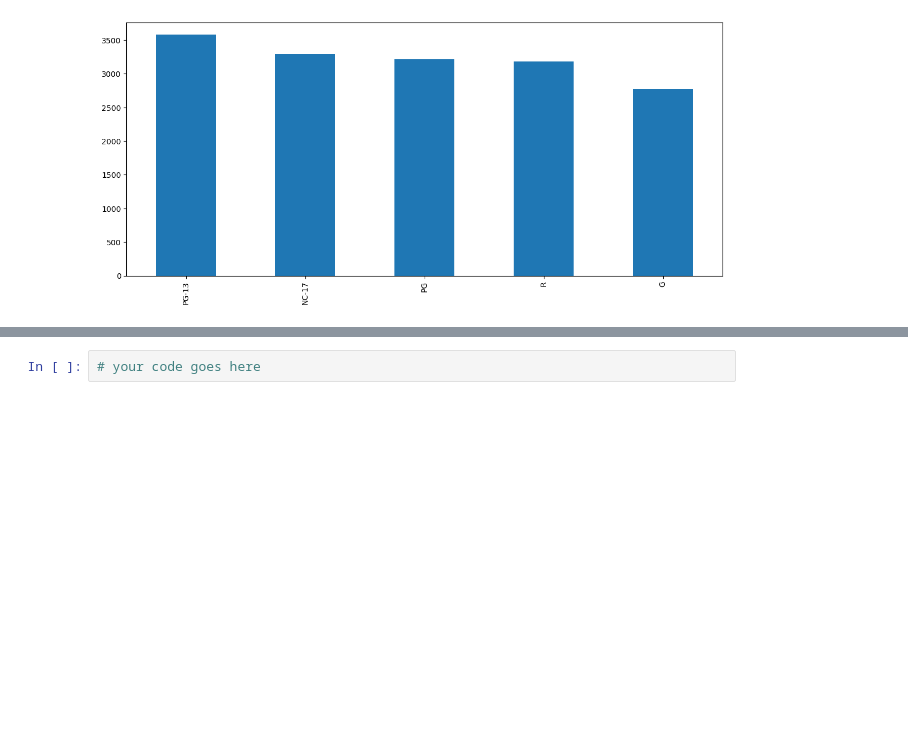
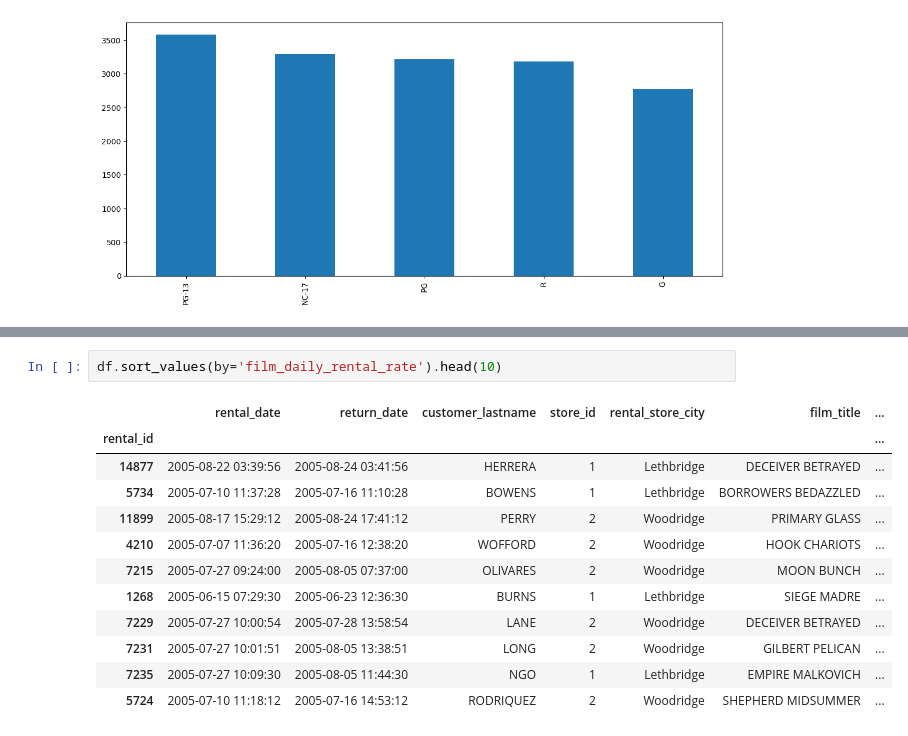
Before and after one commit to maltheo/FreeCodeCamp-Pandas-Real-Life-Example, a Jupyter notebook: Exercises_2.ipynb, the cells around one changed output, grey strips where cells are left out. Drawn from its saved outputs; the diff is of its cells as text; blank space fills up the shorter version.

```diff
--- a/Exercises_2.ipynb
+++ b/Exercises_2.ipynb
@@ -263,7 +315,20 @@ ax.axvline(df['film_daily_rental_rate'].mean(), color='red')
 ![green-divider](https://user-images.githubusercontent.com/7065401/52071924-c003ad80-2562-11e9-8297-1c6595f8a7ff.png)
 
 ### List 10 films with the lowest daily rental rate
-# %%
-# your code goes here
+# %%
+df.sort_values(by='film_daily_rental_rate').head(10)
+# %% [output]
+|  | rental_date | return_date | customer_lastname | store_id | rental_store_city | film_title | ... |
+| rental_id |  |  |  |  |  |  | ... |
+| 14877 | 2005-08-22 03:39:56 | 2005-08-24 03:41:56 | HERRERA | 1 | Lethbridge | DECEIVER BETRAYED | ... |
+| 5734 | 2005-07-10 11:37:28 | 2005-07-16 11:10:28 | BOWENS | 1 | Lethbridge | BORROWERS BEDAZZLED | ... |
+| 11899 | 2005-08-17 15:29:12 | 2005-08-24 17:41:12 | PERRY | 2 | Woodridge | PRIMARY GLASS | ... |
+| 4210 | 2005-07-07 11:36:20 | 2005-07-16 12:38:20 | WOFFORD | 2 | Woodridge | HOOK CHARIOTS | ... |
+| 7215 | 2005-07-27 09:24:00 | 2005-08-05 07:37:00 | OLIVARES | 2 | Woodridge | MOON BUNCH | ... |
+| 1268 | 2005-06-15 07:29:30 | 2005-06-23 12:36:30 | BURNS | 1 | Lethbridge | SIEGE MADRE | ... |
+| 7229 | 2005-07-27 10:00:54 | 2005-07-28 13:58:54 | LANE | 2 | Woodridge | DECEIVER BETRAYED | ... |
+| 7231 | 2005-07-27 10:01:51 | 2005-08-05 13:38:51 | LONG | 2 | Woodridge | GILBERT PELICAN | ... |
+| 7235 | 2005-07-27 10:09:30 | 2005-08-05 11:44:30 | NGO | 1 | Lethbridge | EMPIRE MALKOVICH | ... |
+| 5724 | 2005-07-10 11:18:12 | 2005-07-16 14:53:12 | RODRIQUEZ | 2 | Woodridge | SHEPHERD MIDSUMMER | ... |
 # %%
 df.loc[df['film_daily_rental_rate'] == df['film_daily_rental_rate'].min()].head(10)
```
Also changed, not shown: parts of 33 cells of this notebook.
